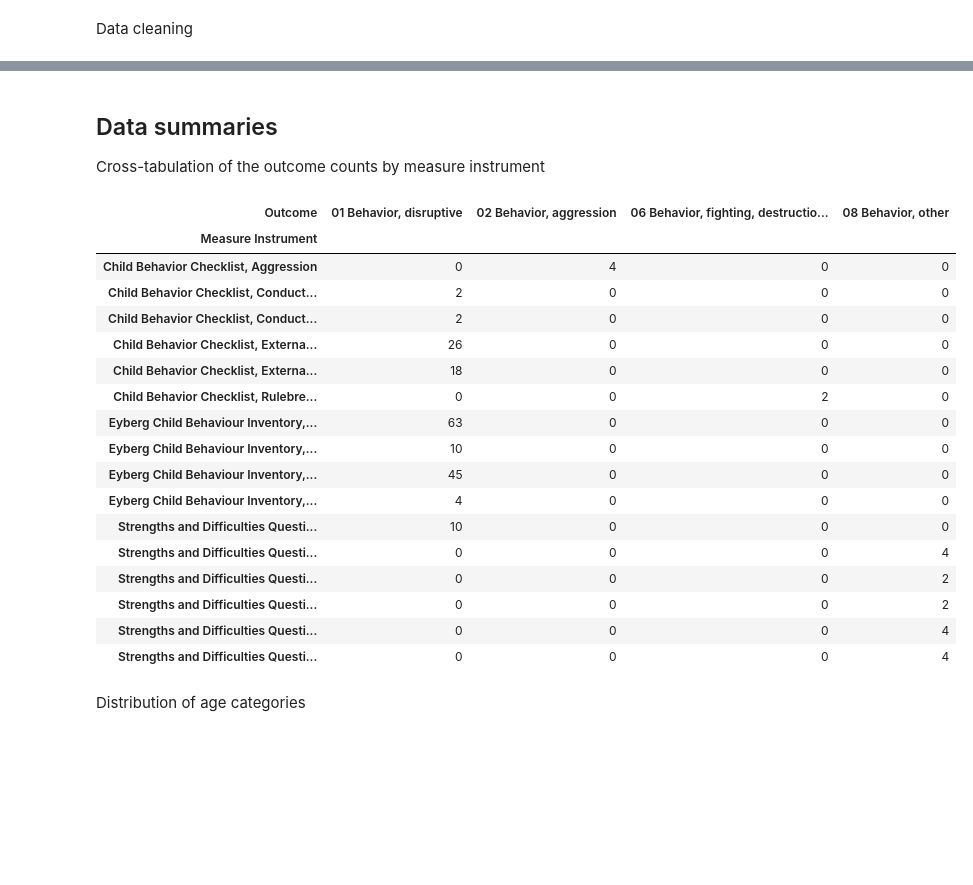
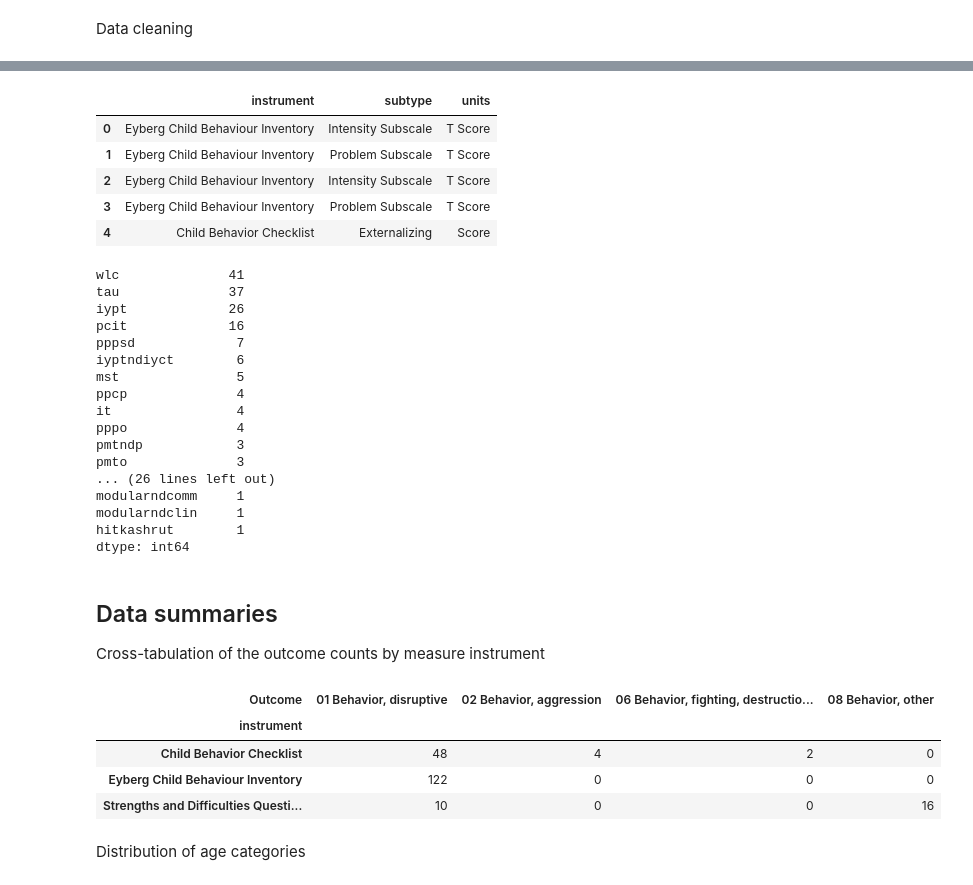
Before and after one commit to fonnesbeck/disruptive_behavior_disorder_MA, a Jupyter notebook: Disruptive Behavior Disorder Meta-analysis.ipynb, the cells around one changed output, grey strips where cells are left out. Cells and saved outputs as stored; diff of their text form; code cells hidden in the pictures; blank space fills up the shorter version.

Commit message:
Updates to notebook and data

```diff
--- a/Disruptive Behavior Disorder Meta-analysis.ipynb
+++ b/Disruptive Behavior Disorder Meta-analysis.ipynb
@@ -31,3 +32,28 @@ outcomes.Units = outcomes.Units.replace({'scale': 'Scale'})
 split_fut = outcomes.loc[outcomes['Last FU Time'].notnull(), 'Last FU Time'].apply(lambda x: str(x).split(' ')[:2])
 fut_months = [float(time)/52.*(unit=='weeks') or float(time) for time, unit in split_fut]
 outcomes.loc[outcomes['Last FU Time'].notnull(), 'Last FU Time'] = fut_months
+# %%
+# Code units by hand
+instrument = []
+subtype = []
+units = []
+
+for i,row in outcomes.iterrows():
+    separator = row['Measure Instrument'].find(',')
+    if separator == -1:
+        separator = row['Measure Instrument'].find('-')
+    instrument.append(row['Measure Instrument'][:separator])
+    s = row['Measure Instrument'][separator+2:]
+    paren = s.find('(')
+    if paren > -1:
+        subtype.append(s[:paren-1])
+        units.append(s[paren+1:-1])
+    else:
+        subtype.append(s)
+        if s.endswith('scale'):
+            units.append('Scale')
+        else:
+            units.append('Score')
+
+new_cols = pd.DataFrame({'instrument': instrument, 'subtype': subtype,
+                         'units': units}, index=outcomes.index)
@@ -34,28 +80,46 @@ outcomes.loc[outcomes['Last FU Time'].notnull(), 'Last FU Time'] = fut_months
+# %%
+new_cols.head()
+# %% [output]
+|  | instrument | subtype | units |
+| 0 | Eyberg Child Behaviour Inventory | Intensity Subscale | T Score |
+| 1 | Eyberg Child Behaviour Inventory | Problem Subscale | T Score |
+| 2 | Eyberg Child Behaviour Inventory | Intensity Subscale | T Score |
+| 3 | Eyberg Child Behaviour Inventory | Problem Subscale | T Score |
+| 4 | Child Behavior Checklist | Externalizing | Score |
+# %%
+outcomes = outcomes.join(new_cols)
+# %%
+outcomes.intvn.value_counts()
+# %% [output]
+wlc              41
+tau              37
+iypt             26
+pcit             16
+pppsd             7
+iyptndiyct        6
+mst               5
+ppcp              4
+it                4
+pppo              4
+pmtndp            3
+pmto              3
+... (26 lines left out)
+modularndcomm     1
+modularndclin     1
+hitkashrut        1
+dtype: int64
 # %% [markdown]
 ## Data summaries
 
 Cross-tabulation of the outcome counts by measure instrument
 # %%
-pd.crosstab(outcomes['Measure Instrument'], outcomes['Outcome'])
+pd.crosstab(outcomes['instrument'], outcomes['Outcome'])
 # %% [output]
 | Outcome | 01 Behavior, disruptive | 02 Behavior, aggression | 06 Behavior, fighting, destructio... | 08 Behavior, other |
-| Measure Instrument |  |  |  |  |
-| Child Behavior Checklist, Aggression | 0 | 4 | 0 | 0 |
-| Child Behavior Checklist, Conduct... | 2 | 0 | 0 | 0 |
-| Child Behavior Checklist, Conduct... | 2 | 0 | 0 | 0 |
-| Child Behavior Checklist, Externa... | 26 | 0 | 0 | 0 |
-| Child Behavior Checklist, Externa... | 18 | 0 | 0 | 0 |
-| Child Behavior Checklist, Rulebre... | 0 | 0 | 2 | 0 |
-| Eyberg Child Behaviour Inventory,... | 63 | 0 | 0 | 0 |
-| Eyberg Child Behaviour Inventory,... | 10 | 0 | 0 | 0 |
-| Eyberg Child Behaviour Inventory,... | 45 | 0 | 0 | 0 |
-| Eyberg Child Behaviour Inventory,... | 4 | 0 | 0 | 0 |
-| Strengths and Difficulties Questi... | 10 | 0 | 0 | 0 |
-| Strengths and Difficulties Questi... | 0 | 0 | 0 | 4 |
-| Strengths and Difficulties Questi... | 0 | 0 | 0 | 2 |
-| Strengths and Difficulties Questi... | 0 | 0 | 0 | 2 |
-| Strengths and Difficulties Questi... | 0 | 0 | 0 | 4 |
-| Strengths and Difficulties Questi... | 0 | 0 | 0 | 4 |
+| instrument |  |  |  |  |
+| Child Behavior Checklist | 48 | 4 | 2 | 0 |
+| Eyberg Child Behaviour Inventory | 122 | 0 | 0 | 0 |
+| Strengths and Difficulties Questi... | 10 | 0 | 0 | 16 |
 # %% [markdown]
 Distribution of age categories
 # %%
```
Also changed, not shown: parts of 40 cells of this notebook, 1 other file.
